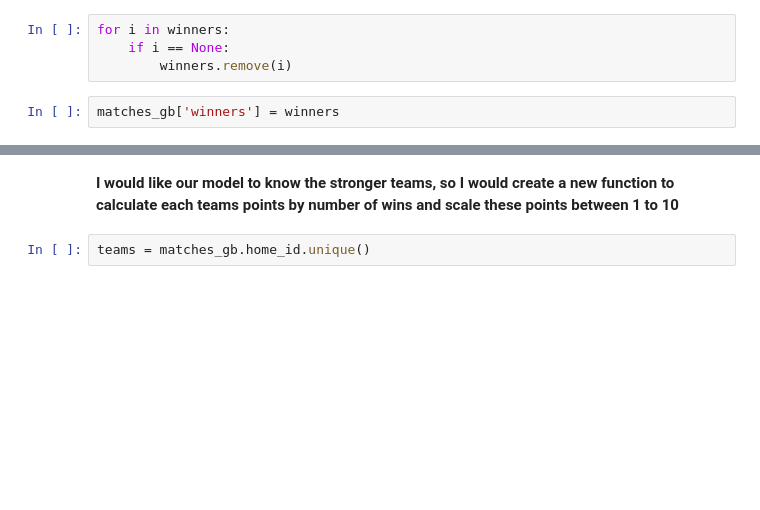
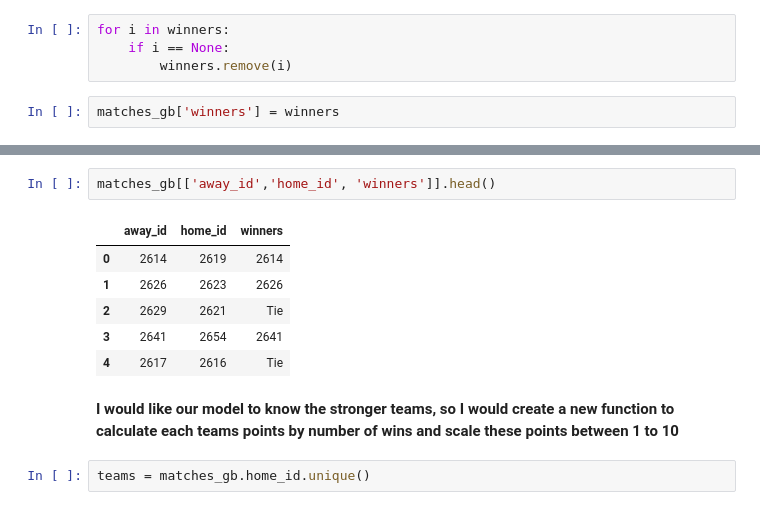
Before and after one commit to BU-IE-582/fall19-GnyEser, a Jupyter notebook: Project.ipynb, the cells around one changed output, grey strips where cells are left out. Drawn from its saved outputs; the diff is of its cells as text; blank space fills up the shorter version.

```diff
--- a/Project.ipynb
+++ b/Project.ipynb
@@ -150,3 +132,12 @@ matches_gb.tail(10)
+# %%
+matches_gb[['away_id','home_id', 'winners']].head()
+# %% [output]
+|  | away_id | home_id | winners |
+| 0 | 2614 | 2619 | 2614 |
+| 1 | 2626 | 2623 | 2626 |
+| 2 | 2629 | 2621 | Tie |
+| 3 | 2641 | 2654 | 2641 |
+| 4 | 2617 | 2616 | Tie |
 # %% [markdown]
 **I would like our model to know the stronger teams, so I would create a new function to calculate each teams points by number of wins and scale these points between 1 to 10**
 # %%
```
Also changed, not shown: parts of 74 cells of this notebook, 1 other file.
